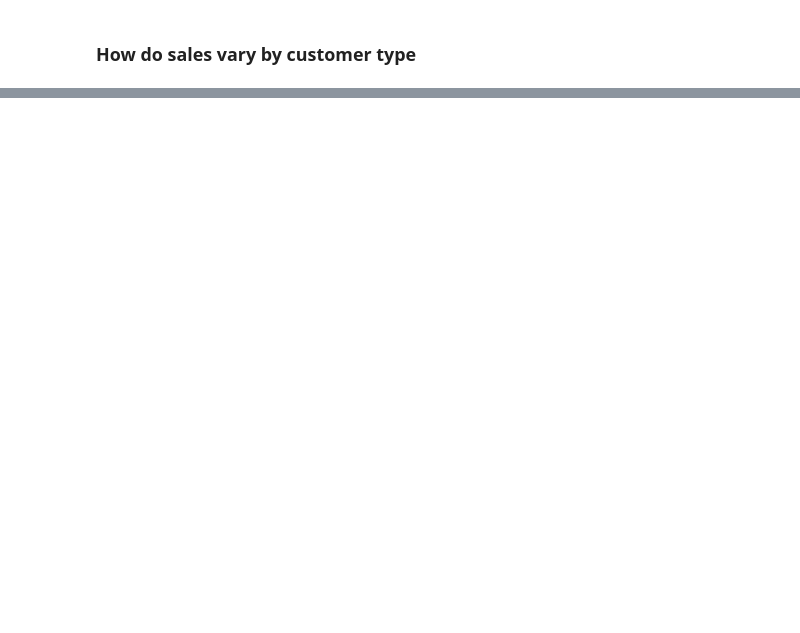
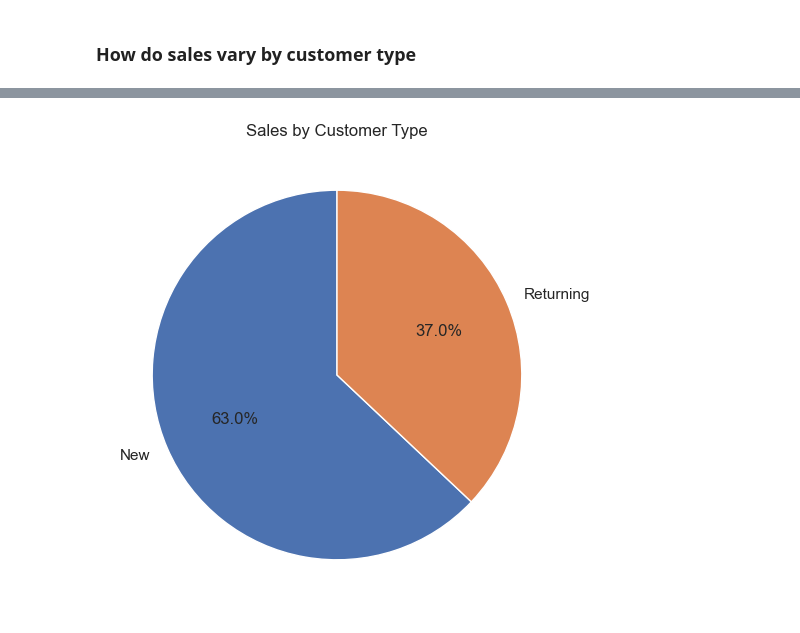
Before and after one commit to UsmanAhamed12/Data-Analyst-Intern-Project, a Jupyter notebook: BUDGET SALES ANALYSIS/NoteBooks/EDA.ipynb, the cells around one changed output, grey strips where cells are left out. Saved outputs shown, nothing was run; the diff lists cells and outputs as text; code cells hidden in the pictures; blank space fills up the shorter version.

```diff
--- a/BUDGET SALES ANALYSIS/NoteBooks/EDA.ipynb
+++ b/BUDGET SALES ANALYSIS/NoteBooks/EDA.ipynb
@@ -160,0 +216,12 @@ sales_by_customer_type_df
+# %%
+plt.figure(figsize=(8, 6))
+plt.pie(
+    sales_by_customer_type['SalesAmount'],
+    labels=sales_by_customer_type['CustomerType'],
+    autopct='%1.1f%%',
+    startangle=90
+)
+plt.title('Sales by Customer Type')
+plt.show()
+# %% [output]
+[figure, added]
```
Also changed, not shown: parts of 7 cells of this notebook, 1 other file.
